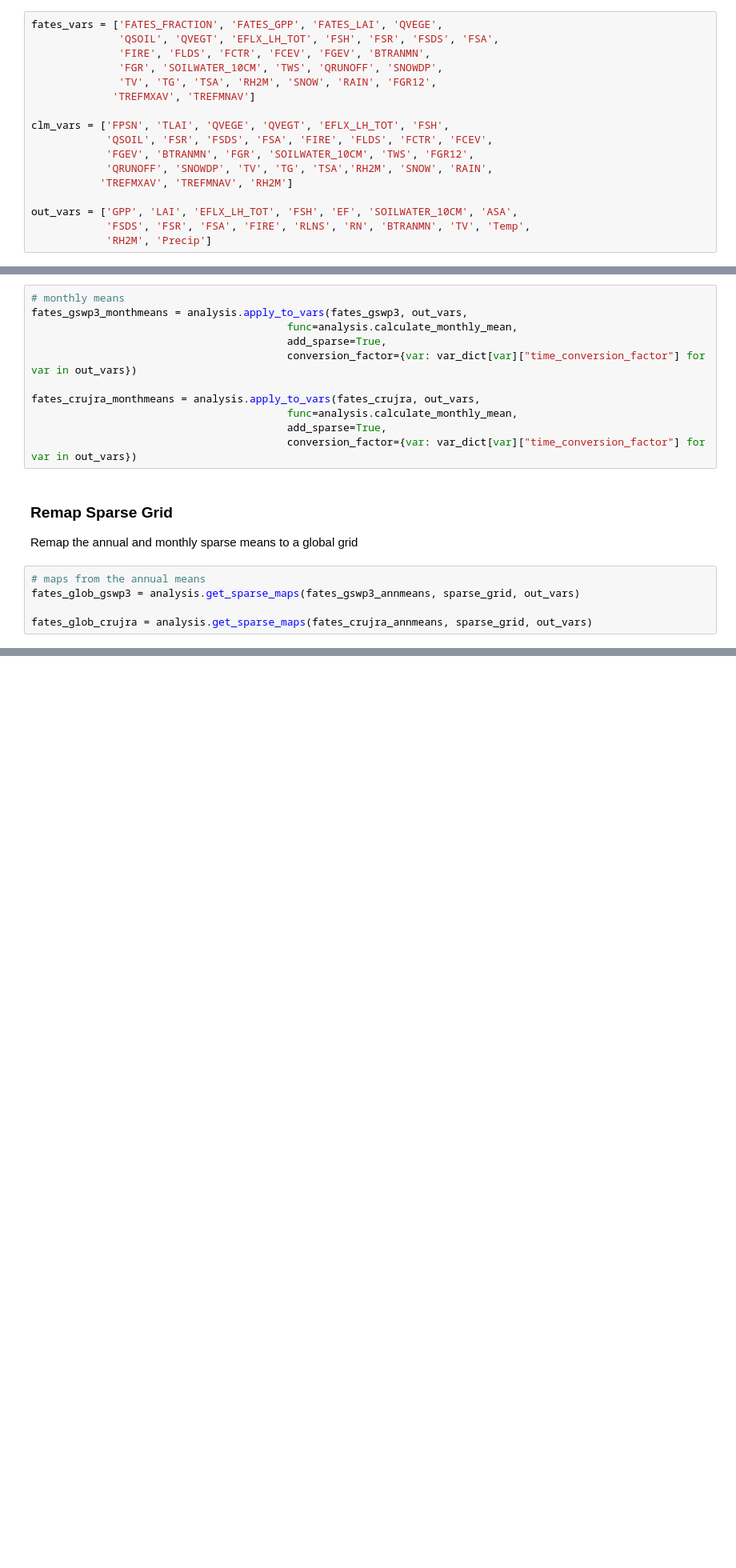
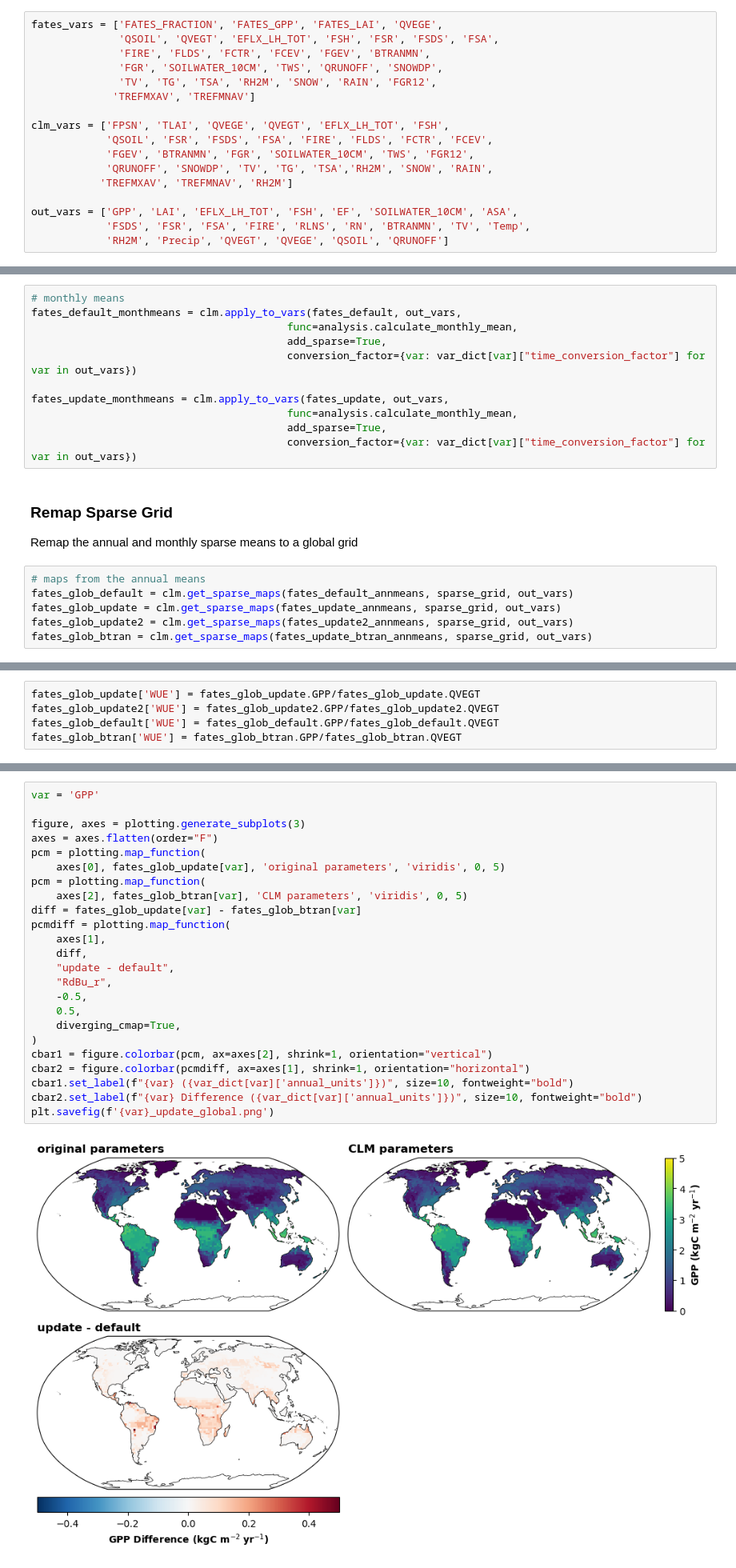
Before and after one commit to adrifoster/fates_calibration_library, a Jupyter notebook: notebooks/AnalyzeDefaultSimulations.ipynb, the cells around one changed output, grey strips where cells are left out. Shown at 80% size. Drawn from its saved outputs; the diff is of its cells as text; blank space fills up the shorter version.

```diff
--- a/notebooks/AnalyzeDefaultSimulations.ipynb
+++ b/notebooks/AnalyzeDefaultSimulations.ipynb
@@ -71,7 +76,7 @@ clm_vars = ['FPSN', 'TLAI', 'QVEGE', 'QVEGT', 'EFLX_LH_TOT', 'FSH',
 
 out_vars = ['GPP', 'LAI', 'EFLX_LH_TOT', 'FSH', 'EF', 'SOILWATER_10CM', 'ASA',
             'FSDS', 'FSR', 'FSA', 'FIRE', 'RLNS', 'RN', 'BTRANMN', 'TV', 'Temp',
-            'RH2M', 'Precip']
+            'RH2M', 'Precip', 'QVEGT', 'QVEGE', 'QSOIL', 'QRUNOFF']
 # %% [markdown]
 ### Files Needed
 # %%
@@ -141,11 +166,11 @@ fates_crujra_annmeans = fates_crujra_annmeans.mean(dim='year')
 # %%
 # monthly means
-fates_gswp3_monthmeans = analysis.apply_to_vars(fates_gswp3, out_vars,
+fates_default_monthmeans = clm.apply_to_vars(fates_default, out_vars,
                                          func=analysis.calculate_monthly_mean,
                                          add_sparse=True,
                                          conversion_factor={var: var_dict[var]["time_conversion_factor"] for var in out_vars})
 
-fates_crujra_monthmeans = analysis.apply_to_vars(fates_crujra, out_vars,
+fates_update_monthmeans = clm.apply_to_vars(fates_update, out_vars,
                                          func=analysis.calculate_monthly_mean,
                                          add_sparse=True,
                                          conversion_factor={var: var_dict[var]["time_conversion_factor"] for var in out_vars})
@@ -155,6 +180,7 @@ fates_crujra_monthmeans = analysis.apply_to_vars(fates_crujra, out_vars,
 Remap the annual and monthly sparse means to a global grid
 # %%
 # maps from the annual means
-fates_glob_gswp3 = analysis.get_sparse_maps(fates_gswp3_annmeans, sparse_grid, out_vars)
-
-fates_glob_crujra = analysis.get_sparse_maps(fates_crujra_annmeans, sparse_grid, out_vars)
+fates_glob_default = clm.get_sparse_maps(fates_default_annmeans, sparse_grid, out_vars)
+fates_glob_update = clm.get_sparse_maps(fates_update_annmeans, sparse_grid, out_vars)
+fates_glob_update2 = clm.get_sparse_maps(fates_update2_annmeans, sparse_grid, out_vars)
+fates_glob_btran = clm.get_sparse_maps(fates_update_btran_annmeans, sparse_grid, out_vars)
@@ -174,3 +187,8 @@ fates_monthmax_crujra_glob = analysis.get_sparse_maps(fates_monthmax_crujra, spa
+# %%
+fates_glob_update['WUE'] = fates_glob_update.GPP/fates_glob_update.QVEGT
+fates_glob_update2['WUE'] = fates_glob_update2.GPP/fates_glob_update2.QVEGT
+fates_glob_default['WUE'] = fates_glob_default.GPP/fates_glob_default.QVEGT
+fates_glob_btran['WUE'] = fates_glob_btran.GPP/fates_glob_btran.QVEGT
 # %% [markdown]
 ### Zonal Means
 Calculate zonal means (by latitude)
@@ -215,4 +253,30 @@ fates_areameans_crujra = analysis.get_sparse_area_means(fates_crujra_annmeans,
 # %% [markdown]
 ## CRU-JRA vs. GSWP3
 ### Annual Maps
+# %%
+var = 'GPP'
+
+figure, axes = plotting.generate_subplots(3)
+axes = axes.flatten(order="F")
+pcm = plotting.map_function(
+    axes[0], fates_glob_update[var], 'original parameters', 'viridis', 0, 5)
+pcm = plotting.map_function(
+    axes[2], fates_glob_btran[var], 'CLM parameters', 'viridis', 0, 5)
+diff = fates_glob_update[var] - fates_glob_btran[var]
+pcmdiff = plotting.map_function(
+    axes[1],
+    diff,
+    "update - default",
+    "RdBu_r",
+    -0.5,
+    0.5,
+    diverging_cmap=True,
+)
+cbar1 = figure.colorbar(pcm, ax=axes[2], shrink=1, orientation="vertical")
+cbar2 = figure.colorbar(pcmdiff, ax=axes[1], shrink=1, orientation="horizontal")
+cbar1.set_label(f"{var} ({var_dict[var]['annual_units']})", size=10, fontweight="bold")
+cbar2.set_label(f"{var} Difference ({var_dict[var]['annual_units']})", size=10, fontweight="bold")
+plt.savefig(f'{var}_update_global.png')
+# %% [output]
+[figure, added]
 # %%
```
Also changed, not shown: parts of 48 cells of this notebook, 26 other files.
